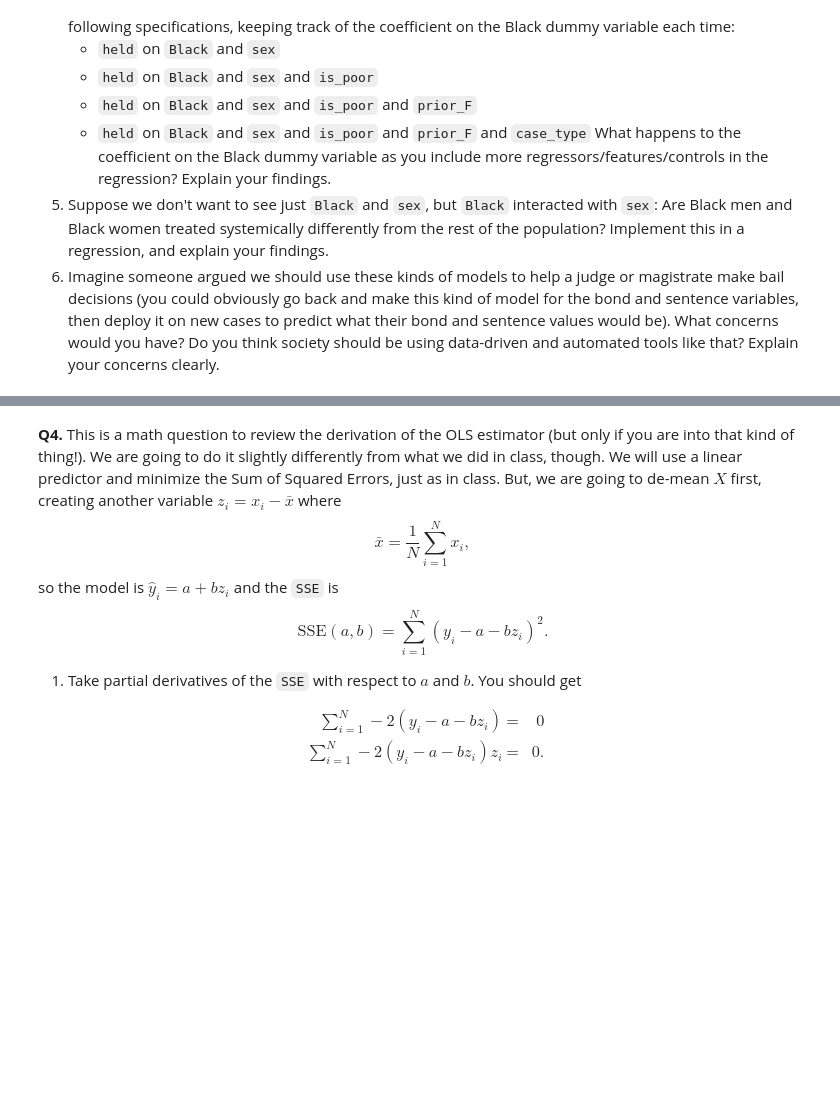
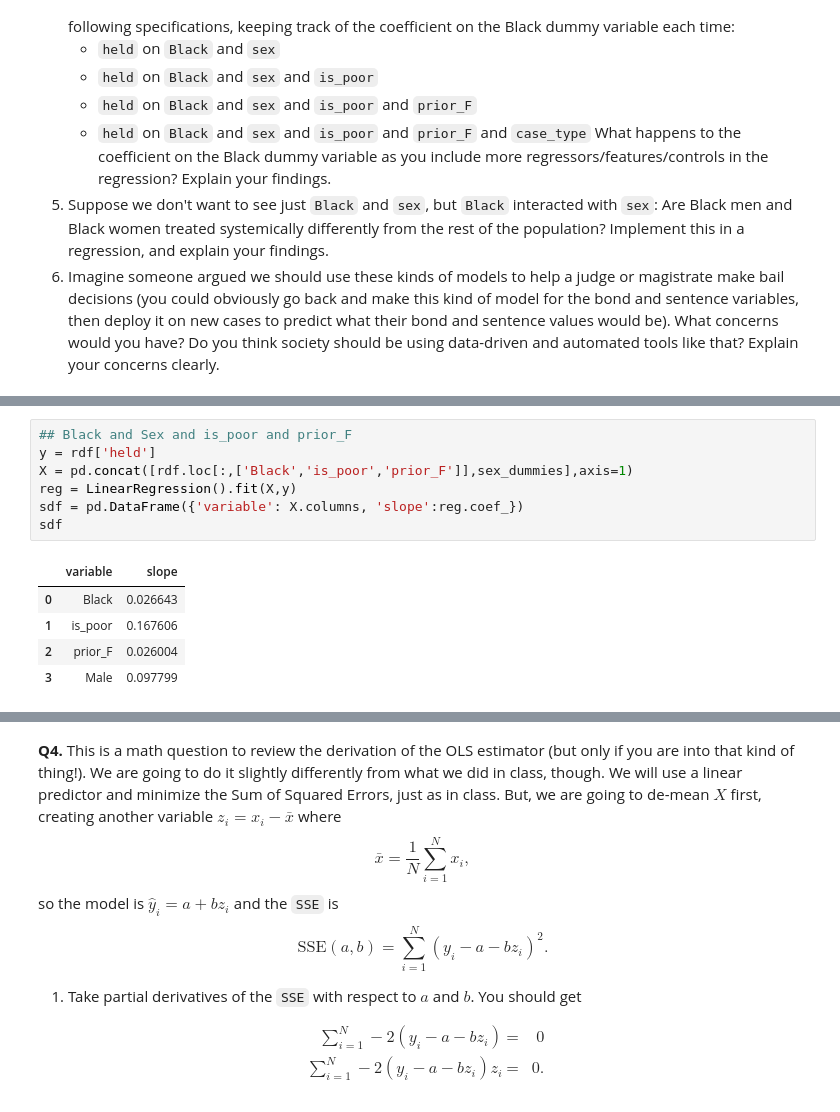
Before and after one commit to wangjalen7/DS3001_linearRegression, a Jupyter notebook: assignment.ipynb, the cells around one changed output, grey strips where cells are left out. Saved outputs shown, nothing was run; the diff lists cells and outputs as text; blank space fills up the shorter version.

```diff
--- a/assignment.ipynb
+++ b/assignment.ipynb
@@ -210,0 +297,13 @@ What happens to the coefficient on the Black dummy variable as you include more
+# %%
+## Black and Sex and is_poor and prior_F
+y = rdf['held']
+X = pd.concat([rdf.loc[:,['Black','is_poor','prior_F']],sex_dummies],axis=1)
+reg = LinearRegression().fit(X,y)
+sdf = pd.DataFrame({'variable': X.columns, 'slope':reg.coef_})
+sdf
+# %% [output]
+|  | variable | slope |
+| 0 | Black | 0.026643 |
+| 1 | is_poor | 0.167606 |
+| 2 | prior_F | 0.026004 |
+| 3 | Male | 0.097799 |
```
Also changed, not shown: parts of 8 cells of this notebook.
